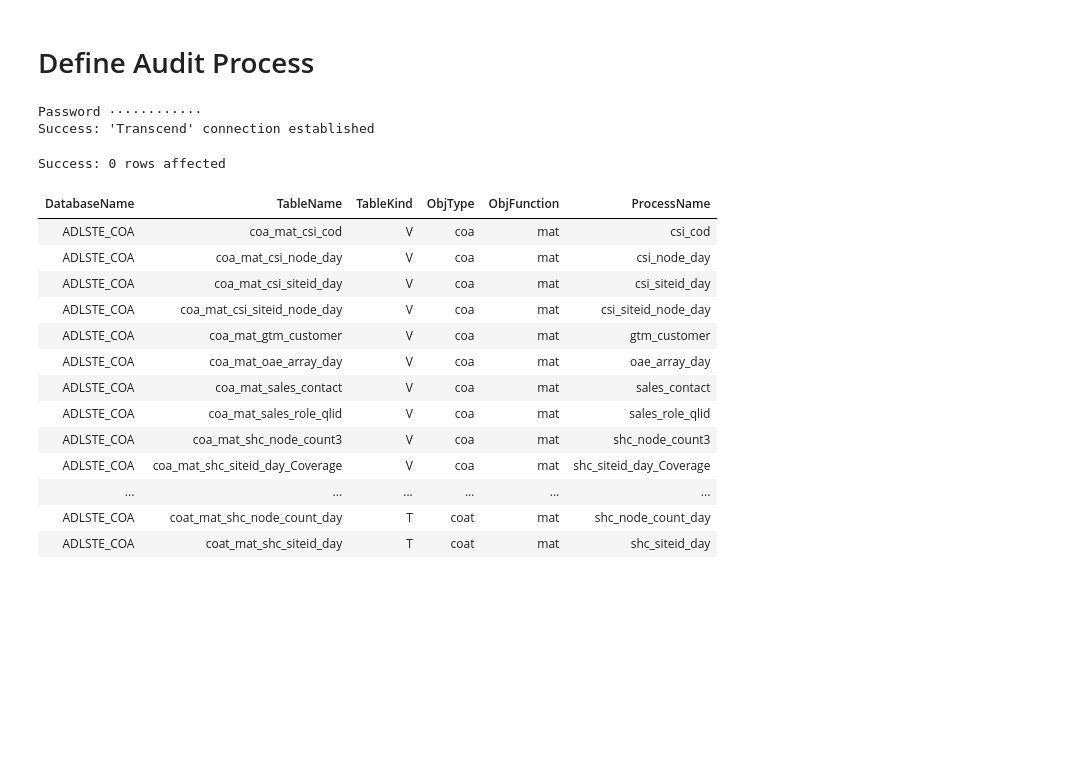
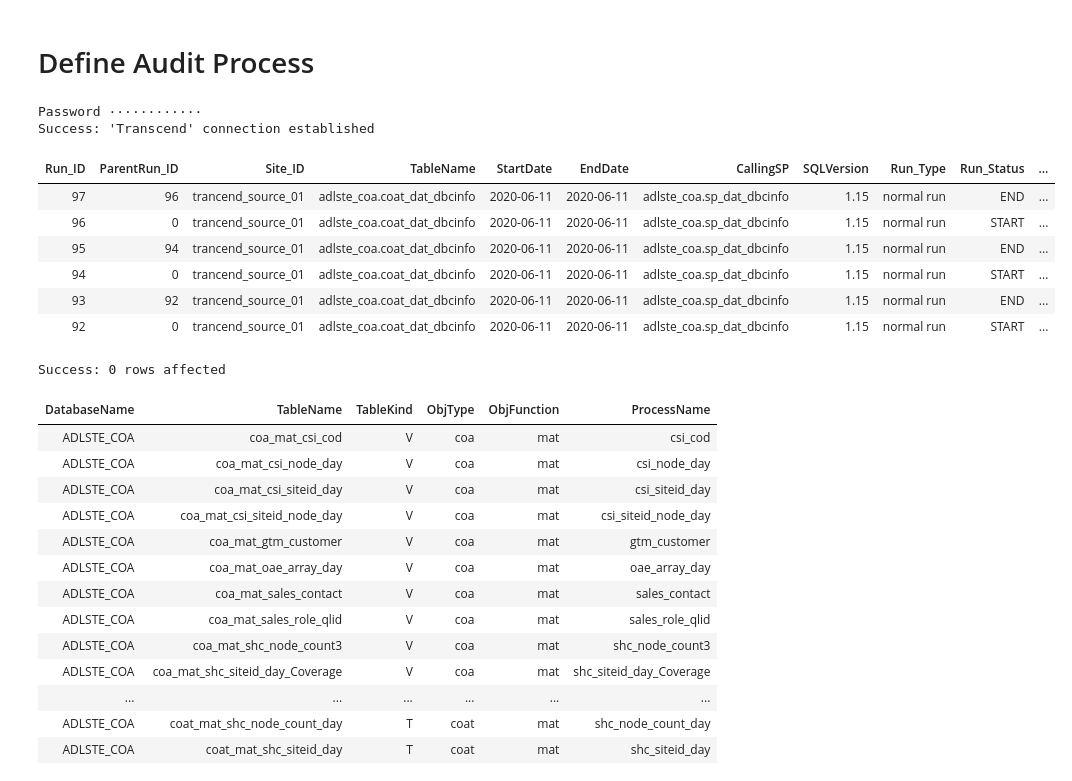
Before and after one commit to tdcoa/sql, a Jupyter notebook: datamodel/audit_process.ipynb, the cells around one changed output. Cells and saved outputs as stored; diff of their text form; code cells hidden in the pictures; blank space fills up the shorter version.

```diff
--- a/datamodel/audit_process.ipynb
+++ b/datamodel/audit_process.ipynb
@@ -7,3 +7,13 @@
 # %% [output]
 Password ············
 Success: 'Transcend' connection established
+# %%
+select top 6 * from adlste_coa.coa_audit_log order by 1 desc
+# %% [output]
+| Run_ID | ParentRun_ID | Site_ID | TableName | StartDate | EndDate | CallingSP | SQLVersion | Run_Type | Run_Status | ... |
+| 97 | 96 | trancend_source_01 | adlste_coa.coat_dat_dbcinfo | 2020-06-11 | 2020-06-11 | adlste_coa.sp_dat_dbcinfo | 1.15 | normal run | END | ... |
+| 96 | 0 | trancend_source_01 | adlste_coa.coat_dat_dbcinfo | 2020-06-11 | 2020-06-11 | adlste_coa.sp_dat_dbcinfo | 1.15 | normal run | START | ... |
+| 95 | 94 | trancend_source_01 | adlste_coa.coat_dat_dbcinfo | 2020-06-11 | 2020-06-11 | adlste_coa.sp_dat_dbcinfo | 1.15 | normal run | END | ... |
+| 94 | 0 | trancend_source_01 | adlste_coa.coat_dat_dbcinfo | 2020-06-11 | 2020-06-11 | adlste_coa.sp_dat_dbcinfo | 1.15 | normal run | START | ... |
+| 93 | 92 | trancend_source_01 | adlste_coa.coat_dat_dbcinfo | 2020-06-11 | 2020-06-11 | adlste_coa.sp_dat_dbcinfo | 1.15 | normal run | END | ... |
+| 92 | 0 | trancend_source_01 | adlste_coa.coat_dat_dbcinfo | 2020-06-11 | 2020-06-11 | adlste_coa.sp_dat_dbcinfo | 1.15 | normal run | START | ... |
```
Also changed, not shown: parts of 6 cells of this notebook, 7 other files.
